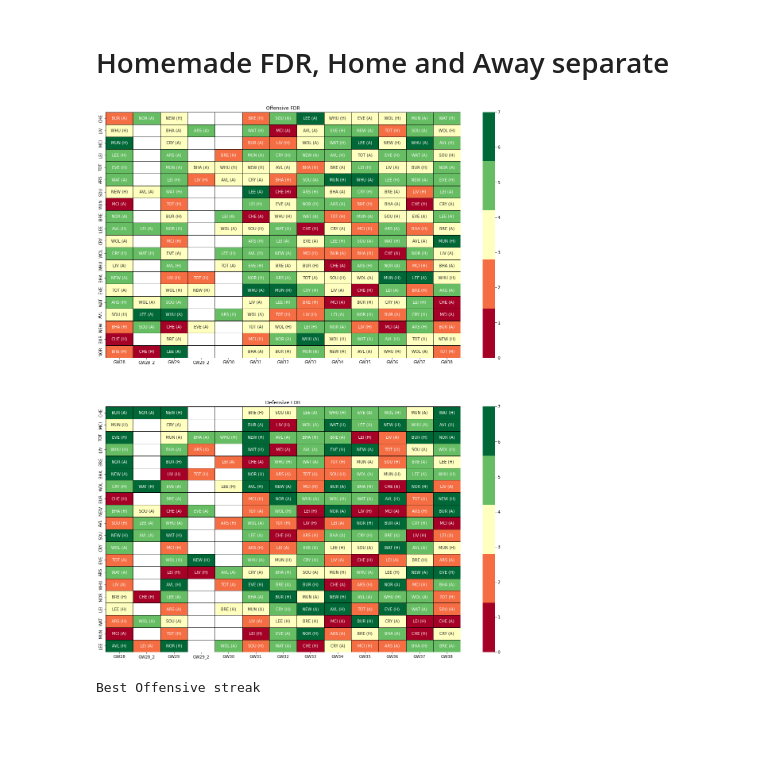
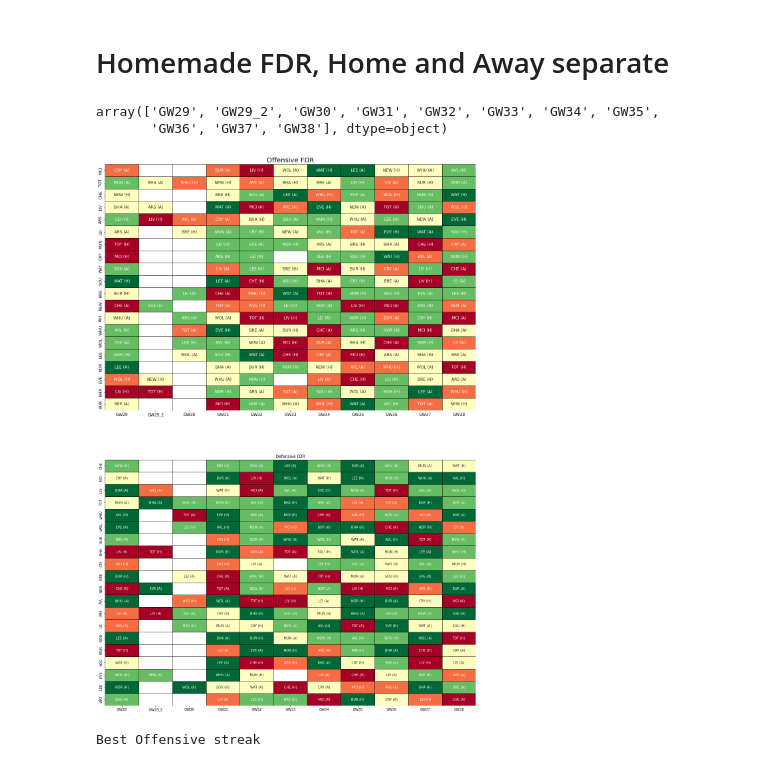
Before and after one commit to MatsThijssen/FPL, a Jupyter notebook: FPL.ipynb, the cells around one changed output. Drawn from its saved outputs; the diff is of its cells as text; code cells hidden in the pictures; blank space fills up the shorter version.

```diff
--- a/FPL.ipynb
+++ b/FPL.ipynb
@@ -257,38 +258,46 @@ fix_off_fdr = fix_off_fdr.applymap(lambda x: np.log(x))
 #easiest_score_def = sorted(fix_def_fdr.max(axis=1).unique())[-2]
 #fix_def_fdr = fix_def_fdr.applymap(lambda x: min(x,easiest_score_def))
 fix_def_fdr = fix_def_fdr.applymap(lambda x: np.log(x))
+# %%
+scaled_fdr_off.columns.values
+# %% [output]
+array(['GW29', 'GW29_2', 'GW30', 'GW31', 'GW32', 'GW33', 'GW34', 'GW35',
+       'GW36', 'GW37', 'GW38'], dtype=object)
 # %%
 weeks_to_show = 20
 
 #colors_def = ['#a50026','#f46d43','#fee08b','#ffffbf','#d9ef8b','#66bd63','#006837']
 
 colors = ['#a50026','#f46d43','#ffffbf','#66bd63','#006837']
 # red -> green
 
 scaled_fdr_off = (fix_off_fdr-fix_off_fdr.min().min())/(fix_off_fdr.max().max()-fix_off_fdr.min().min())*7
 
 #scaled_fdr_off = np.log(fix_off_fdr)
 
 scaled_fdr_def = (fix_def_fdr-fix_def_fdr.min().min())/(fix_def_fdr.max().max()-fix_def_fdr.min().min())*7
 scaled_fdr_def=scaled_fdr_def.max().max()-scaled_fdr_def
 
 #scaled_fdr_def = np.log(scaled_fdr_def+0.1)
 
-fig, ax = plt.subplots(2,1,figsize=(20,25))
+fig, ax = plt.subplots(2,1,figsize=(20,30))
 sns.heatmap(scaled_fdr_off.iloc[:,:weeks_to_show],annot=fix_off.drop('name',axis=1).set_index('short_name').iloc[:,:weeks_to_show],fmt='s',
-           cmap=colors, lw=0.5, linecolor='k', ax=ax[0])
+           cmap=colors, cbar=False,lw=0.5, linecolor='k', ax=ax[0], edgecolors='k',annot_kws = {'fontsize':12})
 
 sns.heatmap(scaled_fdr_def.iloc[:,:weeks_to_show],annot=fix_def.drop('name',axis=1).set_index('short_name').iloc[:,:weeks_to_show],fmt='s',
-           cmap=colors, linewidth=0.5, linecolor='k', ax=ax[1])
+           cmap=colors, cbar=False, linewidth=0.5, linecolor='k', ax=ax[1])
 
 
 ax[0].set_ylabel('')
-ax[0].set_title('Offensive FDR')
+ax[0].set_title('Offensive FDR', fontsize=20)
+ax[0].set_yticklabels(scaled_fdr_off.index.values, fontsize=12)
+ax[0].set_xticklabels(scaled_fdr_off.columns.values, fontsize=12)
 ax[1].set_ylabel('')
 ax[1].set_title('Defensive FDR')
 plt.show()
+fig.savefig('FDRTest.png')
 # %% [output]
-[figure, old version]
+[figure, new version]
 # %%
 print('Best Offensive streak')
 #fix_off_fdr.iloc[:,:5].mean(1).sort_values(ascending=False)[:7]
```
Also changed, not shown: parts of 15 cells of this notebook, 4 other files.
